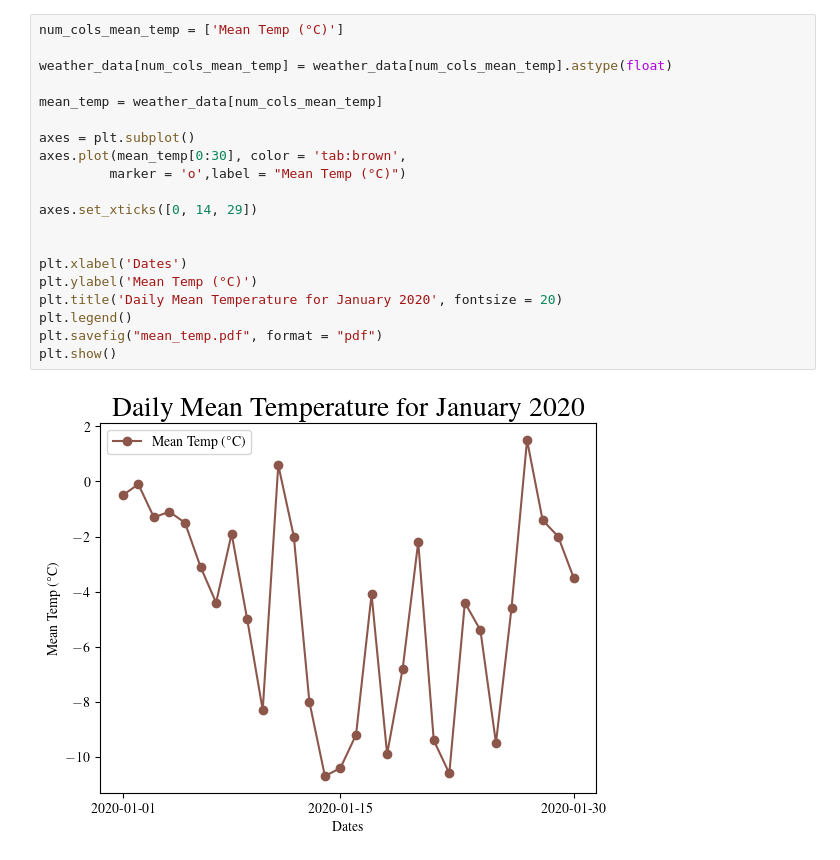
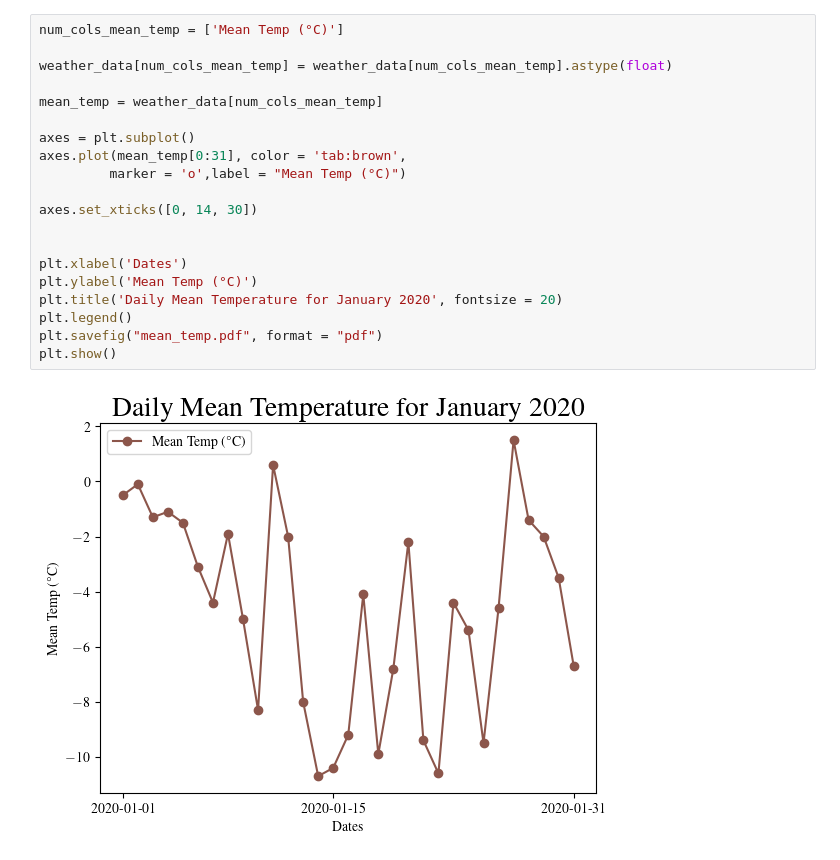
Before and after one commit to dcameronmckenna/CMSC6950-Project, a Jupyter notebook: project_graphs.ipynb, the cells around one changed output. Saved outputs shown, nothing was run; the diff lists cells and outputs as text.

```diff
--- a/project_graphs.ipynb
+++ b/project_graphs.ipynb
@@ -31,25 +31,25 @@ plt.show()
 # %%
 num_cols_mean_temp = ['Mean Temp (°C)']
 
 weather_data[num_cols_mean_temp] = weather_data[num_cols_mean_temp].astype(float)
 
 mean_temp = weather_data[num_cols_mean_temp]
 
 axes = plt.subplot()
-axes.plot(mean_temp[0:30], color = 'tab:brown',
+axes.plot(mean_temp[0:31], color = 'tab:brown',
          marker = 'o',label = "Mean Temp (°C)")
 
-axes.set_xticks([0, 14, 29])
+axes.set_xticks([0, 14, 30])
 
 
 plt.xlabel('Dates')
 plt.ylabel('Mean Temp (°C)')
 plt.title('Daily Mean Temperature for January 2020', fontsize = 20)
 plt.legend()
 plt.savefig("mean_temp.pdf", format = "pdf")
 plt.show()
 # %% [output]
-[figure, old version]
+[figure, new version]
 # %%
 num_cols_max_temp = ['Max Temp (°C)']
 num_cols_min_temp = ['Min Temp (°C)']
```
Also changed, not shown: parts of 8 cells of this notebook, 7 other files.
